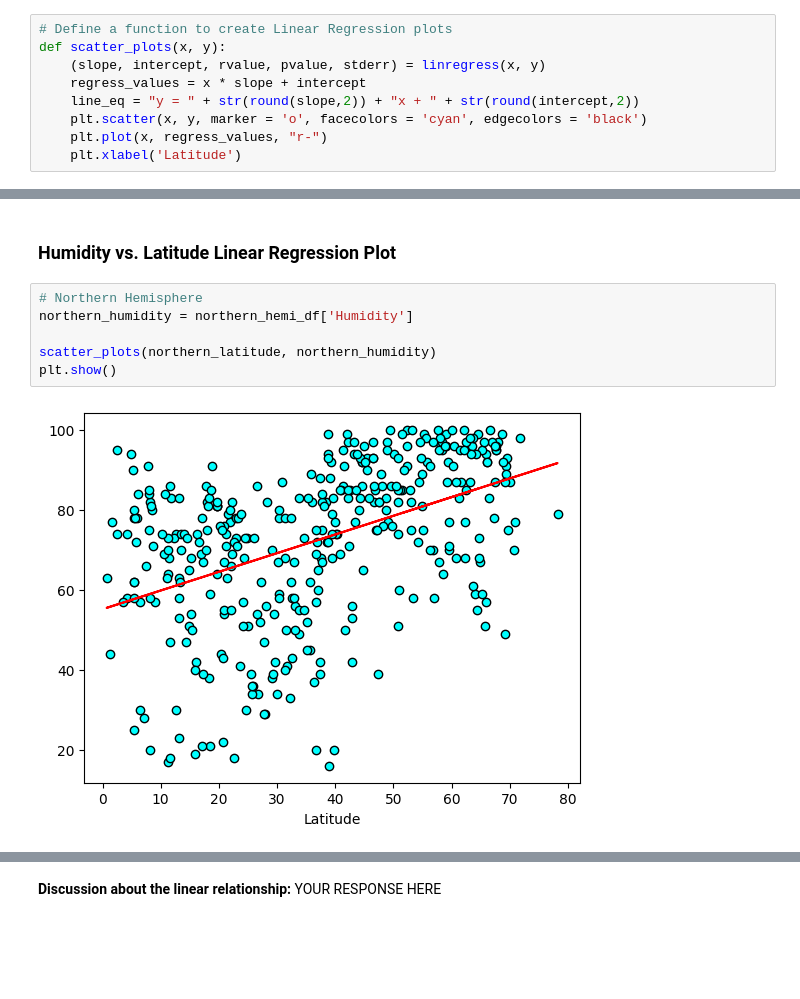
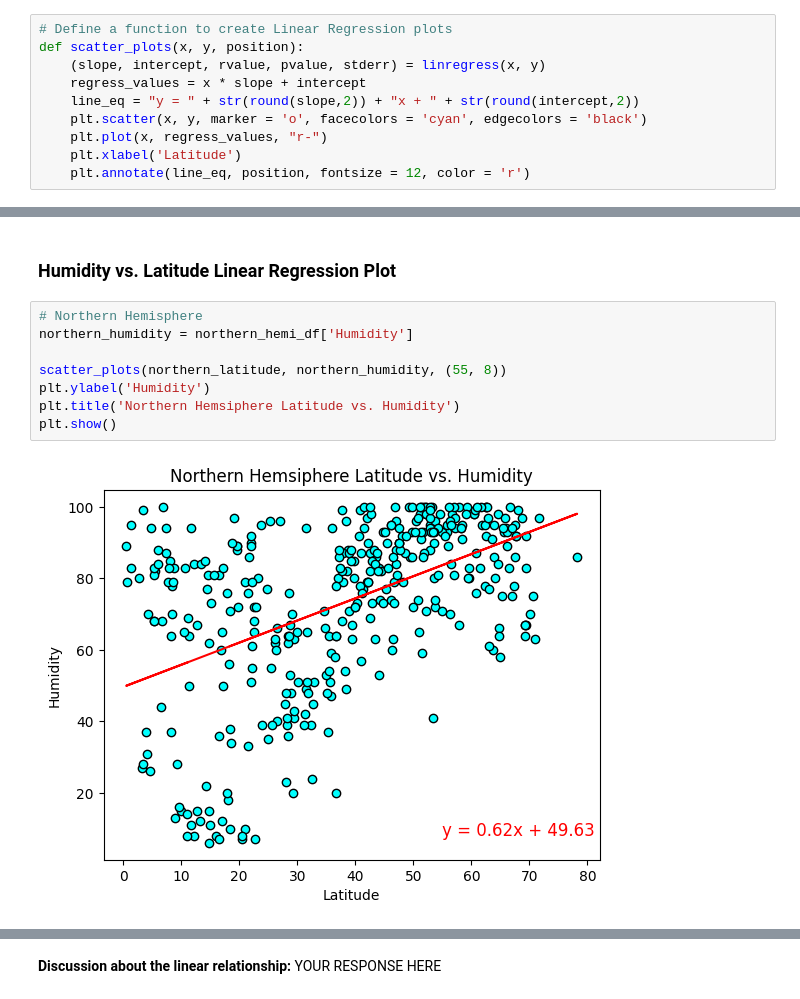
Before and after one commit to kcwaggs/python-api-challenge, a Jupyter notebook: WeatherPy/WeatherPy.ipynb, the cells around one changed output, grey strips where cells are left out. Cells and saved outputs as stored; diff of their text form; blank space fills up the shorter version.

```diff
--- a/WeatherPy/WeatherPy.ipynb
+++ b/WeatherPy/WeatherPy.ipynb
@@ -269,13 +269,14 @@ plt.show()
 ## Requirement 2: Compute Linear Regression for Each Relationship
 # %%
 # Define a function to create Linear Regression plots
-def scatter_plots(x, y):
+def scatter_plots(x, y, position):
     (slope, intercept, rvalue, pvalue, stderr) = linregress(x, y)
     regress_values = x * slope + intercept
     line_eq = "y = " + str(round(slope,2)) + "x + " + str(round(intercept,2))
     plt.scatter(x, y, marker = 'o', facecolors = 'cyan', edgecolors = 'black')
     plt.plot(x, regress_values, "r-")
     plt.xlabel('Latitude')
+    plt.annotate(line_eq, position, fontsize = 12, color = 'r')
 # %%
 # Create a DataFrame with the Northern Hemisphere data (Latitude >= 0)
 northern_hemi_df = pd.DataFrame(city_data_df.loc[(city_data_df['Lat'] >= 0), :])
@@ -331,11 +336,13 @@ plt.show()
 # %%
 # Northern Hemisphere
 northern_humidity = northern_hemi_df['Humidity']
 
-scatter_plots(northern_latitude, northern_humidity)
+scatter_plots(northern_latitude, northern_humidity, (55, 8))
+plt.ylabel('Humidity')
+plt.title('Northern Hemsiphere Latitude vs. Humidity')
 plt.show()
 # %% [output]
-[figure, old version]
+[figure, new version]
 # %%
 # Southern Hemisphere
 southern_humidity = southern_hemi_df['Humidity']
```
Also changed, not shown: parts of 18 cells of this notebook, 5 other files.
